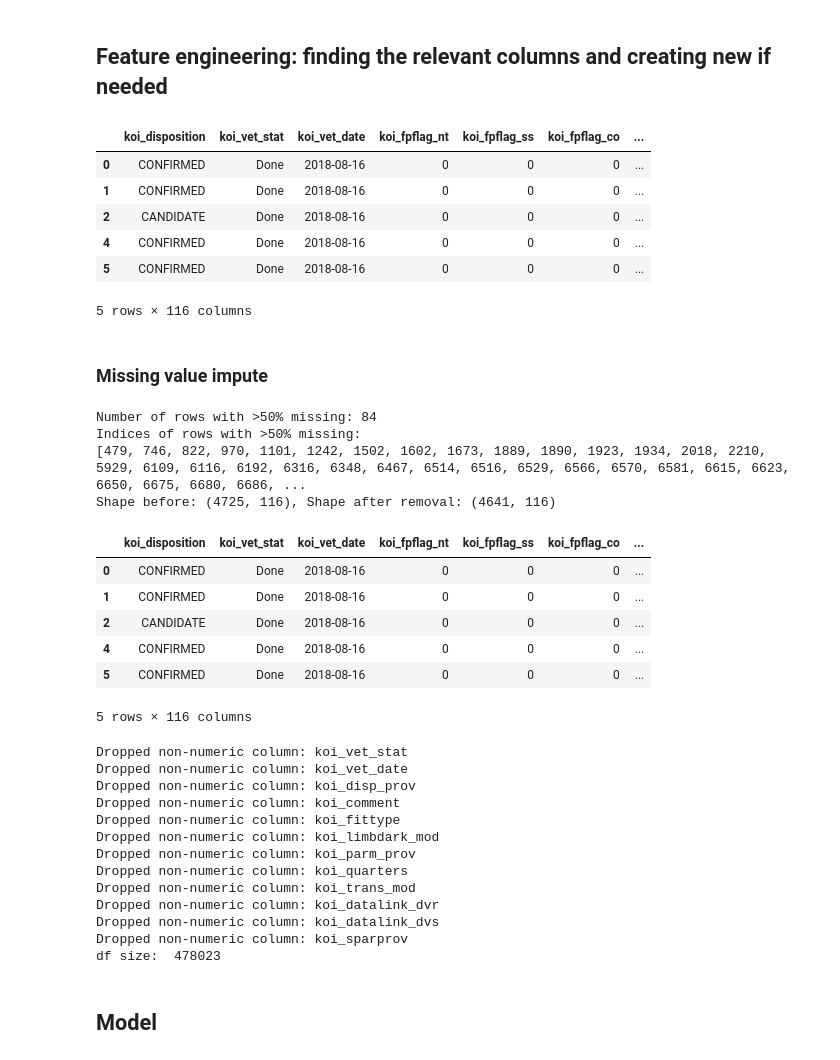
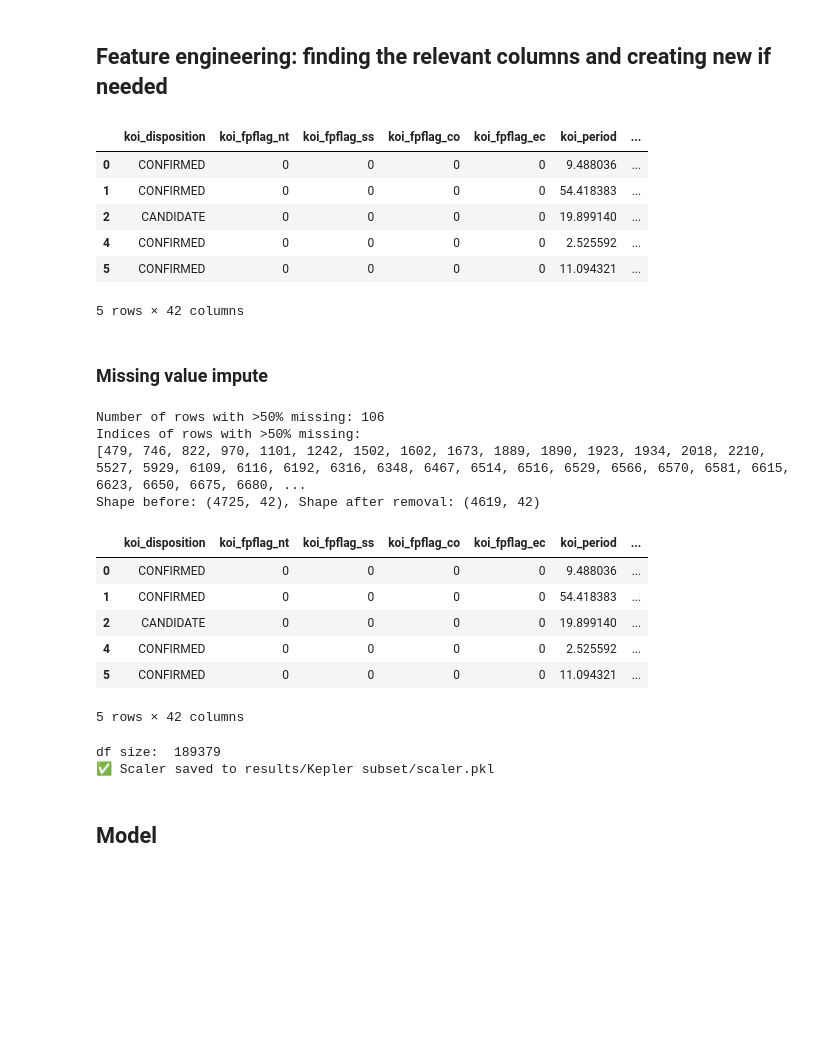
Before and after one commit to matildafroste/xoxoplanet-nasa2025, a Jupyter notebook: read_data_ex.ipynb, the cells around one changed output. Saved outputs shown, nothing was run; the diff lists cells and outputs as text; code cells hidden in the pictures; blank space fills up the shorter version.

```diff
--- a/read_data_ex.ipynb
+++ b/read_data_ex.ipynb
@@ -9,7 +12,7 @@ from src.data_preprocessing import drop_empty_cols_and_rows, drop_columns
 # %%
 import pandas as pd
 
-big_KOI_data = True
+big_KOI_data = False
 if big_KOI_data:
     data_name = "Kepler full"
     path = "datasets/KOI_2025.10.03_07.23.34.csv"
@@ -251,13 +263,13 @@ Name: count, dtype: int64
 # %%
 df_binary.head()
 # %% [output]
-|  | koi_disposition | koi_vet_stat | koi_vet_date | koi_fpflag_nt | koi_fpflag_ss | koi_fpflag_co | ... |
-| 0 | CONFIRMED | Done | 2018-08-16 | 0 | 0 | 0 | ... |
-| 1 | CONFIRMED | Done | 2018-08-16 | 0 | 0 | 0 | ... |
-| 2 | CANDIDATE | Done | 2018-08-16 | 0 | 0 | 0 | ... |
-| 4 | CONFIRMED | Done | 2018-08-16 | 0 | 0 | 0 | ... |
-| 5 | CONFIRMED | Done | 2018-08-16 | 0 | 0 | 0 | ... |
+|  | koi_disposition | koi_fpflag_nt | koi_fpflag_ss | koi_fpflag_co | koi_fpflag_ec | koi_period | ... |
+| 0 | CONFIRMED | 0 | 0 | 0 | 0 | 9.488036 | ... |
+| 1 | CONFIRMED | 0 | 0 | 0 | 0 | 54.418383 | ... |
+| 2 | CANDIDATE | 0 | 0 | 0 | 0 | 19.899140 | ... |
+| 4 | CONFIRMED | 0 | 0 | 0 | 0 | 2.525592 | ... |
+| 5 | CONFIRMED | 0 | 0 | 0 | 0 | 11.094321 | ... |
-5 rows × 116 columns
+5 rows × 42 columns
 # %% [markdown]
 ### Missing value impute
 # %%
@@ -411,57 +423,52 @@ def split_train_val_test_scale(X, y, train_ratio=0.7, random_seed=42):
     if non_numeric_cols:
         print(f"Warning: Non-numeric columns removed before scaling: {non_numeric_cols}")
     X_numeric = X[numeric_cols]
 
     # First split: train vs (val+test)
     X_train, X_temp, y_train, y_temp = train_test_split(
         X_numeric, y, train_size=train_ratio, random_state=random_seed, stratify=y
     )
 
     # Second split: validation vs test (50/50 of the remaining data)
     X_val, X_test, y_val, y_test = train_test_split(
         X_temp, y_temp, train_size=0.5, random_state=random_seed, stratify=y_temp
     )
 
     # Scale features
     scaler = MinMaxScaler()
     X_train_scaled = scaler.fit_transform(X_train)
     X_val_scaled = scaler.transform(X_val)
     X_test_scaled = scaler.transform(X_test)
 
     return X_train_scaled, X_val_scaled, X_test_scaled, y_train, y_val, y_test, scaler
 
-# Example usage:
+def save_scaler(scaler, results_path="results", name="scaler.pkl"):
+    os.makedirs(results_path, exist_ok=True)
+    scaler_path = os.path.join(results_path, name)
+    joblib.dump(scaler, scaler_path)
+    print(f"✅ Scaler saved to {scaler_path}")
 
 # Example usage:
 df_binary_cleaned = remove_rows_over_50_missing(df_binary)
 display(df_binary_cleaned.head())
 X, y = split_X_y(df_binary_cleaned)
 X_train_scaled, X_val_scaled, X_test_scaled, y_train, y_val, y_test, scaler = split_train_val_test_scale(X, y)
+
+save_scaler(scaler, results_path=f"results/{data_name}/", name="scaler.pkl")
 # %% [output]
-Number of rows with >50% missing: 84
+Number of rows with >50% missing: 106
 Indices of rows with >50% missing:
-[479, 746, 822, 970, 1101, 1242, 1502, 1602, 1673, 1889, 1890, 1923, 1934, 2018, 2210, 5929, 6109, 6116, 6192, 6316, 6348, 6467, 6514, 6516, 6529, 6566, 6570, 6581, 6615, 6623, 6650, 6675, 6680, 6686, ...
-Shape before: (4725, 116), Shape after removal: (4641, 116)
+[479, 746, 822, 970, 1101, 1242, 1502, 1602, 1673, 1889, 1890, 1923, 1934, 2018, 2210, 5527, 5929, 6109, 6116, 6192, 6316, 6348, 6467, 6514, 6516, 6529, 6566, 6570, 6581, 6615, 6623, 6650, 6675, 6680, ...
+Shape before: (4725, 42), Shape after removal: (4619, 42)
-|  | koi_disposition | koi_vet_stat | koi_vet_date | koi_fpflag_nt | koi_fpflag_ss | koi_fpflag_co | ... |
-| 0 | CONFIRMED | Done | 2018-08-16 | 0 | 0 | 0 | ... |
-| 1 | CONFIRMED | Done | 2018-08-16 | 0 | 0 | 0 | ... |
-| 2 | CANDIDATE | Done | 2018-08-16 | 0 | 0 | 0 | ... |
-| 4 | CONFIRMED | Done | 2018-08-16 | 0 | 0 | 0 | ... |
-| 5 | CONFIRMED | Done | 2018-08-16 | 0 | 0 | 0 | ... |
+|  | koi_disposition | koi_fpflag_nt | koi_fpflag_ss | koi_fpflag_co | koi_fpflag_ec | koi_period | ... |
+| 0 | CONFIRMED | 0 | 0 | 0 | 0 | 9.488036 | ... |
+| 1 | CONFIRMED | 0 | 0 | 0 | 0 | 54.418383 | ... |
+| 2 | CANDIDATE | 0 | 0 | 0 | 0 | 19.899140 | ... |
+| 4 | CONFIRMED | 0 | 0 | 0 | 0 | 2.525592 | ... |
+| 5 | CONFIRMED | 0 | 0 | 0 | 0 | 11.094321 | ... |
-5 rows × 116 columns
+5 rows × 42 columns
-Dropped non-numeric column: koi_vet_stat
-Dropped non-numeric column: koi_vet_date
-Dropped non-numeric column: koi_disp_prov
-Dropped non-numeric column: koi_comment
-Dropped non-numeric column: koi_fittype
-Dropped non-numeric column: koi_limbdark_mod
-Dropped non-numeric column: koi_parm_prov
-Dropped non-numeric column: koi_quarters
-Dropped non-numeric column: koi_trans_mod
-Dropped non-numeric column: koi_datalink_dvr
-Dropped non-numeric column: koi_datalink_dvs
-Dropped non-numeric column: koi_sparprov
-df size:  478023
+df size:  189379
+✅ Scaler saved to results/Kepler subset/scaler.pkl
 # %% [markdown]
 ## Model
 # %%
```
Also changed, not shown: parts of 9 cells of this notebook, 3 other files.
